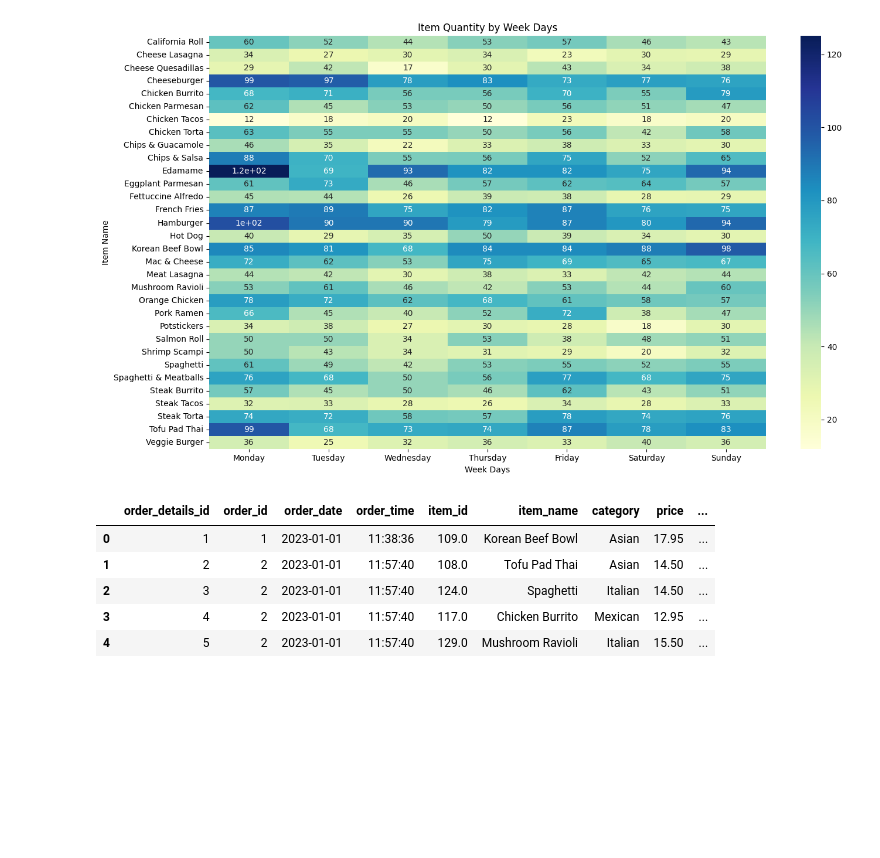
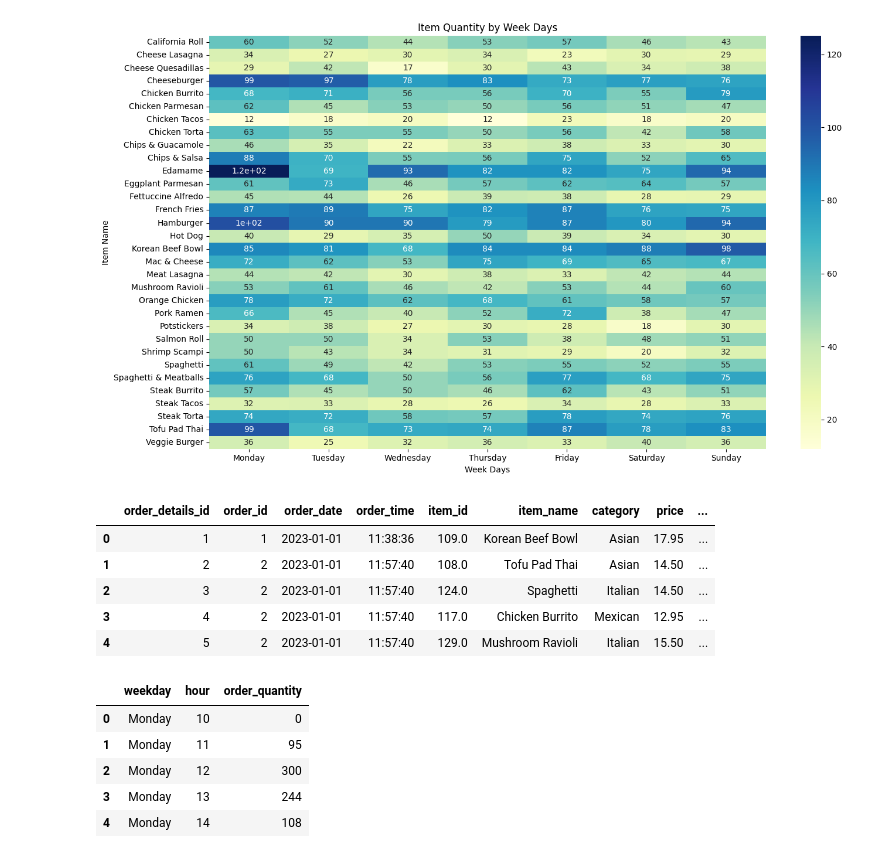
Before and after one commit to YaniaNada/Cafeteria_Analysis_OptiMeal_Project, a Jupyter notebook: exploratory_analysis.ipynb, the cells around one changed output. Saved outputs shown, nothing was run; the diff lists cells and outputs as text; code cells hidden in the pictures; blank space fills up the shorter version.

```diff
--- a/exploratory_analysis.ipynb
+++ b/exploratory_analysis.ipynb
@@ -426,5 +405,4 @@ merged_df.head()
 | 3 | 4 | 2 | 2023-01-01 | 11:57:40 | 117.0 | Chicken Burrito | Mexican | 12.95 | ... |
 | 4 | 5 | 2 | 2023-01-01 | 11:57:40 | 129.0 | Mushroom Ravioli | Italian | 15.50 | ... |
 # %%
-orders_agg = merged_df.groupby(['order_date','weekday', 'order_time', 'item_name']).agg(item_quantity=('item_name', 'count')).reset_index()
-orders_agg.to_csv('orders_aggregated.csv')
+orders_agg = merged_df.groupby(['weekday', 'hour']).agg(order_quantity=('order_id', 'count')).reset_index()
@@ -434,3 +409,12 @@ items_agg'''
+# %%
+orders_agg.head()
+# %% [output]
+|  | weekday | hour | order_quantity |
+| 0 | Monday | 10 | 0 |
+| 1 | Monday | 11 | 95 |
+| 2 | Monday | 12 | 300 |
+| 3 | Monday | 13 | 244 |
+| 4 | Monday | 14 | 108 |
 # %%
 from sklearn.model_selection import train_test_split
 from sklearn.linear_model import LinearRegression
```
Also changed, not shown: parts of 28 cells of this notebook.
